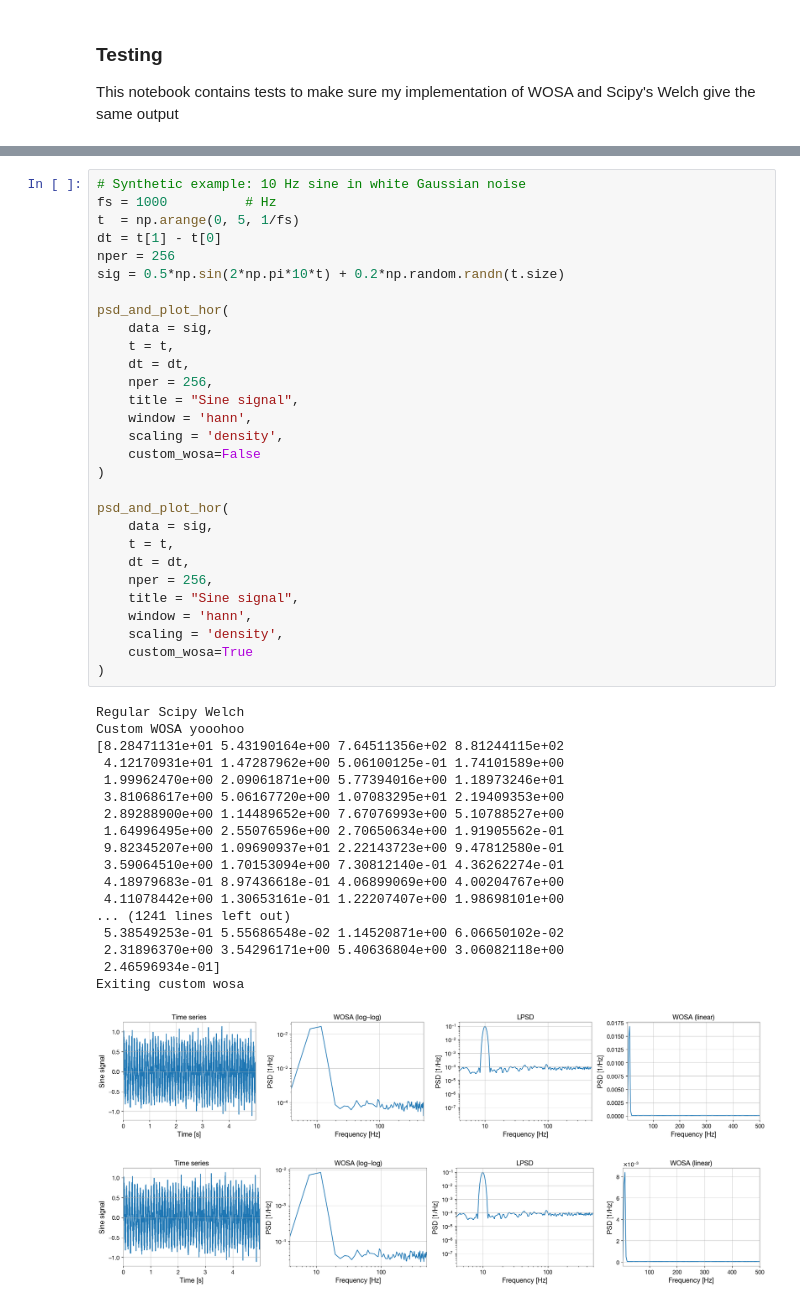
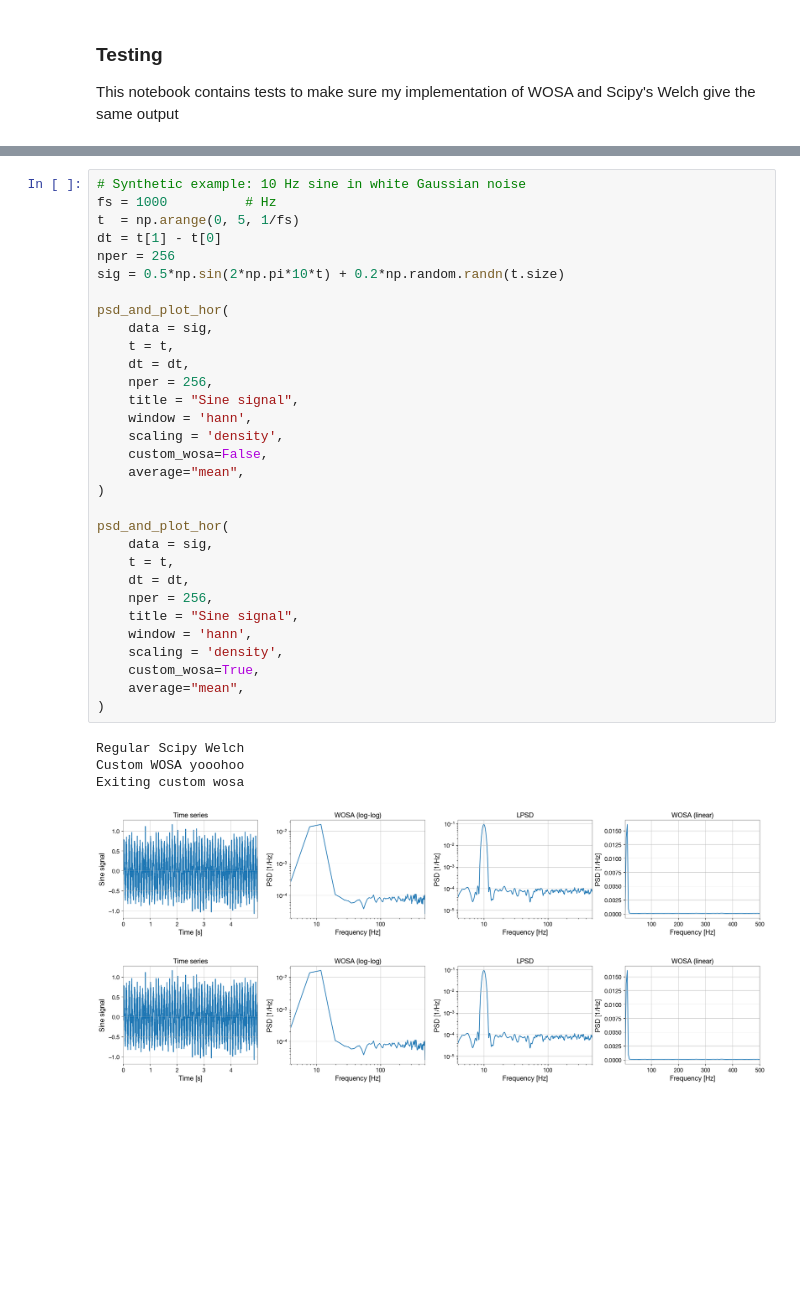
Before and after one commit to AkmDgreat/AkshatLISA, a Jupyter notebook: AkshatLISA/notebooks/testWosa.ipynb, the cells around one changed output, grey strips where cells are left out. Drawn from its saved outputs; the diff is of its cells as text; blank space fills up the shorter version.

```diff
--- a/AkshatLISA/notebooks/testWosa.ipynb
+++ b/AkshatLISA/notebooks/testWosa.ipynb
@@ -42,51 +24,39 @@ import lal
 # Synthetic example: 10 Hz sine in white Gaussian noise
 fs = 1000          # Hz
 t  = np.arange(0, 5, 1/fs)
 dt = t[1] - t[0]
 nper = 256
 sig = 0.5*np.sin(2*np.pi*10*t) + 0.2*np.random.randn(t.size)
 
 psd_and_plot_hor(
     data = sig,
     t = t,
     dt = dt,
     nper = 256,
     title = "Sine signal",
     window = 'hann',
     scaling = 'density',
-    custom_wosa=False
+    custom_wosa=False,
+    average="mean",
 )
 
 psd_and_plot_hor(
     data = sig,
     t = t,
     dt = dt,
     nper = 256,
     title = "Sine signal",
     window = 'hann',
     scaling = 'density',
-    custom_wosa=True
+    custom_wosa=True,
+    average="mean",
 )
 # %% [output]
 Regular Scipy Welch
 Custom WOSA yooohoo
-[8.28471131e+01 5.43190164e+00 7.64511356e+02 8.81244115e+02
- 4.12170931e+01 1.47287962e+00 5.06100125e-01 1.74101589e+00
- 1.99962470e+00 2.09061871e+00 5.77394016e+00 1.18973246e+01
- 3.81068617e+00 5.06167720e+00 1.07083295e+01 2.19409353e+00
- 2.89288900e+00 1.14489652e+00 7.67076993e+00 5.10788527e+00
- 1.64996495e+00 2.55076596e+00 2.70650634e+00 1.91905562e-01
- 9.82345207e+00 1.09690937e+01 2.22143723e+00 9.47812580e-01
- 3.59064510e+00 1.70153094e+00 7.30812140e-01 4.36262274e-01
- 4.18979683e-01 8.97436618e-01 4.06899069e+00 4.00204767e+00
- 4.11078442e+00 1.30653161e-01 1.22207407e+00 1.98698101e+00
-... (1241 lines left out)
- 5.38549253e-01 5.55686548e-02 1.14520871e+00 6.06650102e-02
- 2.31896370e+00 3.54296171e+00 5.40636804e+00 3.06082118e+00
- 2.46596934e-01]
 Exiting custom wosa
-[figure, old version]
+[figure, new version]
-[figure, old version]
+[figure, new version]
 # %%
 mean = 0
 std = 1
```
Also changed, not shown: parts of 3 cells of this notebook, 6 other files.
